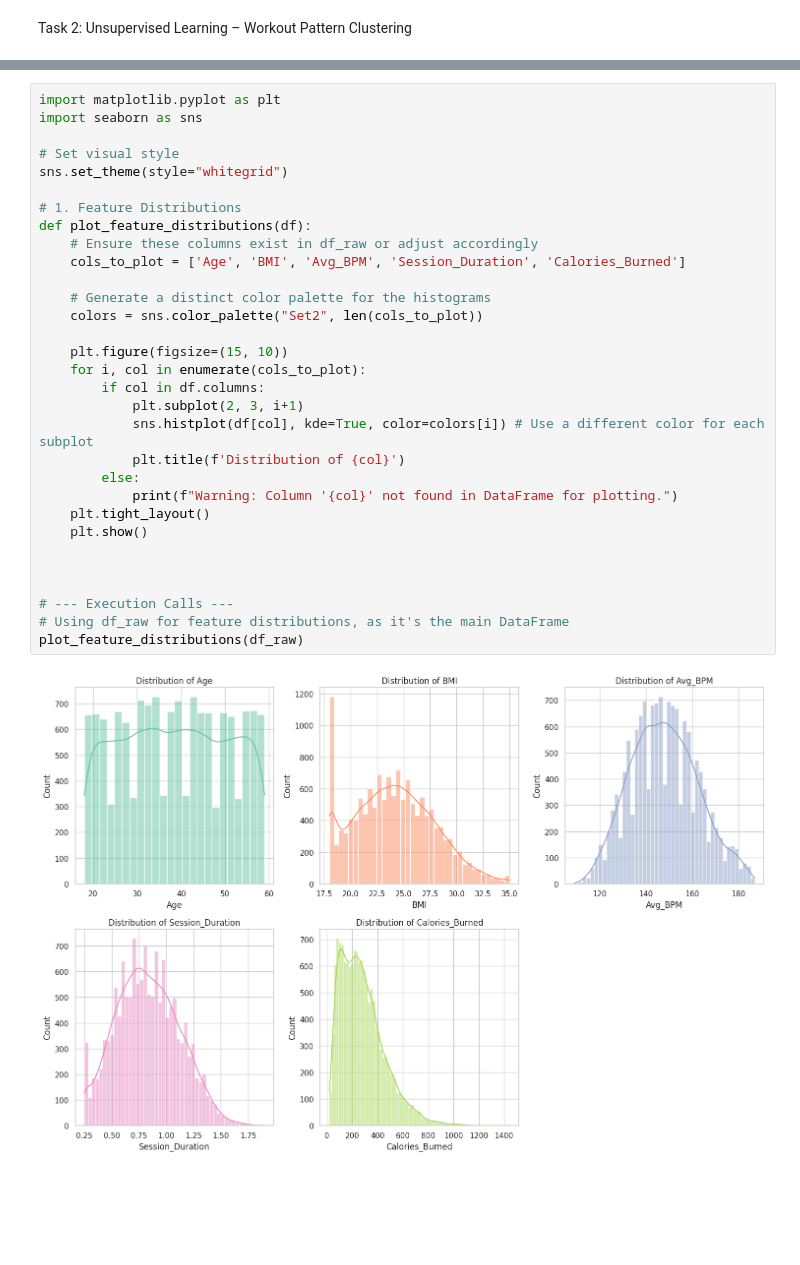
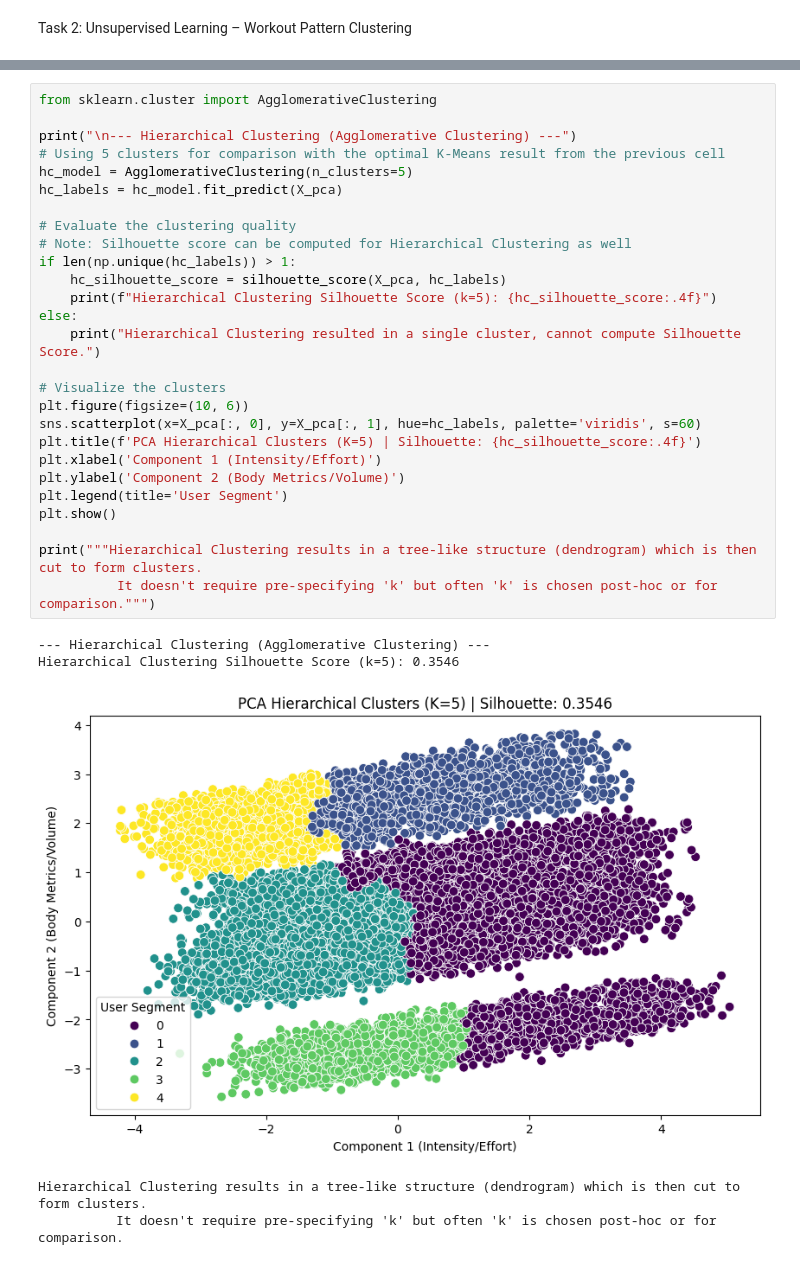
Before and after one commit to suriyaliyara/Fitbit_Calori_Regress_Cluster_ML, a Jupyter notebook: fitbit.ipynb, the cells around one changed output, grey strips where cells are left out. Drawn from its saved outputs; the diff is of its cells as text; blank space fills up the shorter version.

```diff
--- a/fitbit.ipynb
+++ b/fitbit.ipynb
@@ -539,34 +571,34 @@ Cluster
 [interactive output not drawn]
-# %%
-import matplotlib.pyplot as plt
-import seaborn as sns
-
-# Set visual style
-sns.set_theme(style="whitegrid")
-
-# 1. Feature Distributions
-def plot_feature_distributions(df):
-    # Ensure these columns exist in df_raw or adjust accordingly
-    cols_to_plot = ['Age', 'BMI', 'Avg_BPM', 'Session_Duration', 'Calories_Burned']
-
-    # Generate a distinct color palette for the histograms
-    colors = sns.color_palette("Set2", len(cols_to_plot))
-
-    plt.figure(figsize=(15, 10))
-    for i, col in enumerate(cols_to_plot):
-        if col in df.columns:
-            plt.subplot(2, 3, i+1)
-            sns.histplot(df[col], kde=True, color=colors[i]) # Use a different color for each subplot
-            plt.title(f'Distribution of {col}')
-        else:
-            print(f"Warning: Column '{col}' not found in DataFrame for plotting.")
-    plt.tight_layout()
-    plt.show()
-
-
-
-# --- Execution Calls ---
-# Using df_raw for feature distributions, as it's the main DataFrame
-plot_feature_distributions(df_raw)
-# %% [output]
-[figure, removed]
+# %%
+from sklearn.cluster import AgglomerativeClustering
+
+print("\n--- Hierarchical Clustering (Agglomerative Clustering) ---")
+# Using 5 clusters for comparison with the optimal K-Means result from the previous cell
+hc_model = AgglomerativeClustering(n_clusters=5)
+hc_labels = hc_model.fit_predict(X_pca)
+
+# Evaluate the clustering quality
+# Note: Silhouette score can be computed for Hierarchical Clustering as well
+if len(np.unique(hc_labels)) > 1:
+    hc_silhouette_score = silhouette_score(X_pca, hc_labels)
+    print(f"Hierarchical Clustering Silhouette Score (k=5): {hc_silhouette_score:.4f}")
+else:
+    print("Hierarchical Clustering resulted in a single cluster, cannot compute Silhouette Score.")
+
+# Visualize the clusters
+plt.figure(figsize=(10, 6))
+sns.scatterplot(x=X_pca[:, 0], y=X_pca[:, 1], hue=hc_labels, palette='viridis', s=60)
+plt.title(f'PCA Hierarchical Clusters (K=5) | Silhouette: {hc_silhouette_score:.4f}')
+plt.xlabel('Component 1 (Intensity/Effort)')
+plt.ylabel('Component 2 (Body Metrics/Volume)')
+plt.legend(title='User Segment')
+plt.show()
+
+print("""Hierarchical Clustering results in a tree-like structure (dendrogram) which is then cut to form clusters.
+          It doesn't require pre-specifying 'k' but often 'k' is chosen post-hoc or for comparison.""")
+# %% [output]
+--- Hierarchical Clustering (Agglomerative Clustering) ---
+Hierarchical Clustering Silhouette Score (k=5): 0.3546
+[figure, added]
+Hierarchical Clustering results in a tree-like structure (dendrogram) which is then cut to form clusters.
+          It doesn't require pre-specifying 'k' but often 'k' is chosen post-hoc or for comparison.
```
Also changed, not shown: parts of 10 cells of this notebook.
